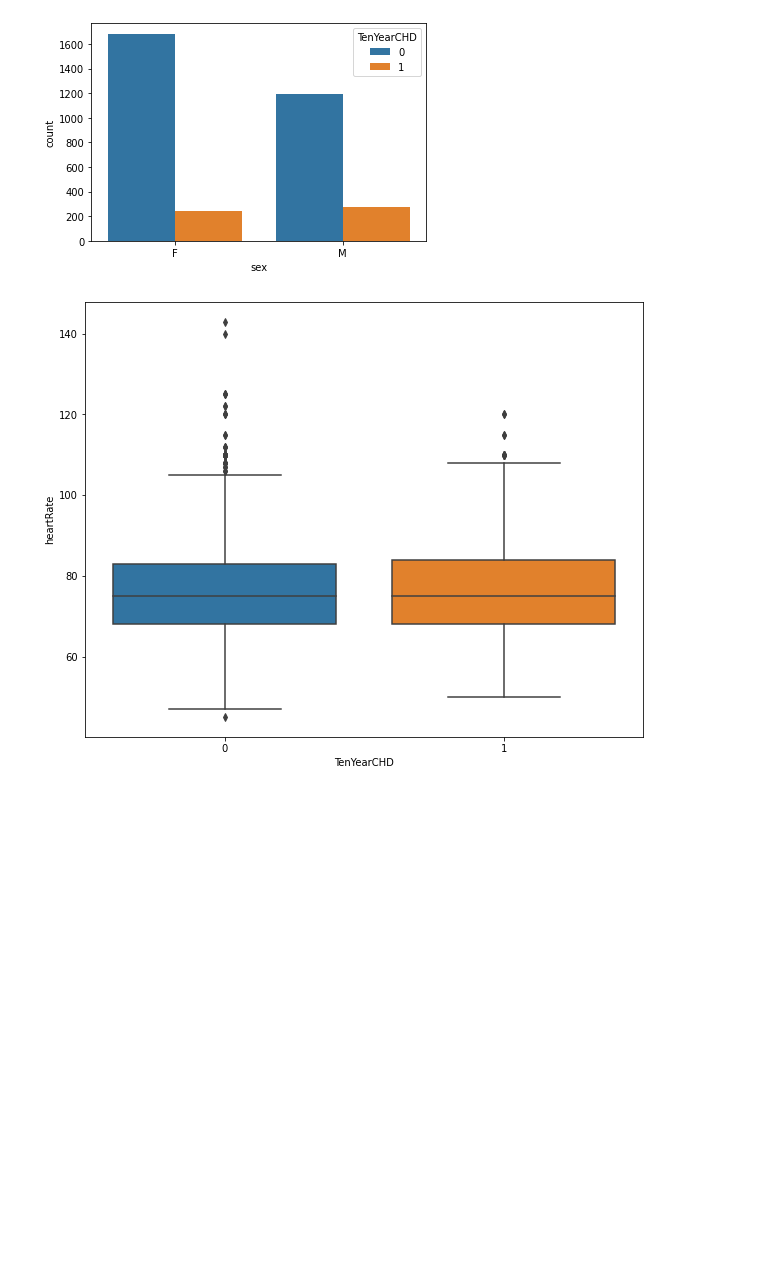
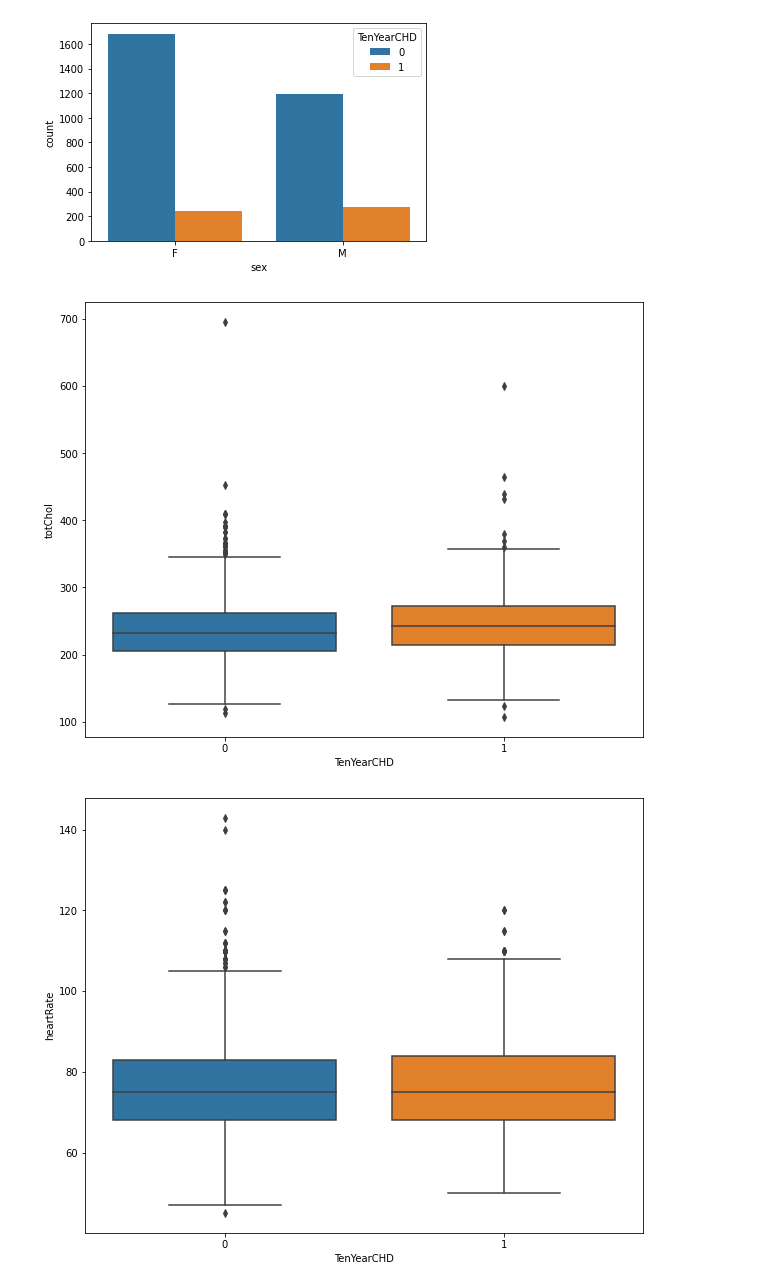
Before and after one commit to Aayushi4925/cardiovasular, a Jupyter notebook: cardiovascular_risk.ipynb, the cells around one changed output. Cells and saved outputs as stored; diff of their text form; code cells hidden in the pictures; blank space fills up the shorter version.

```diff
--- a/cardiovascular_risk.ipynb
+++ b/cardiovascular_risk.ipynb
@@ -228,6 +232,10 @@ bivariate('sex','TenYearCHD')
 def boxplot(colname):
   plt.figure(figsize=(10,8))
   sns.boxplot(x='TenYearCHD',y=colname,data=df)
+# %%
+boxplot('totChol')
+# %% [output]
+[figure, added]
 # %%
 boxplot('heartRate')
 # %% [output]
```
Also changed, not shown: parts of 28 cells of this notebook.
